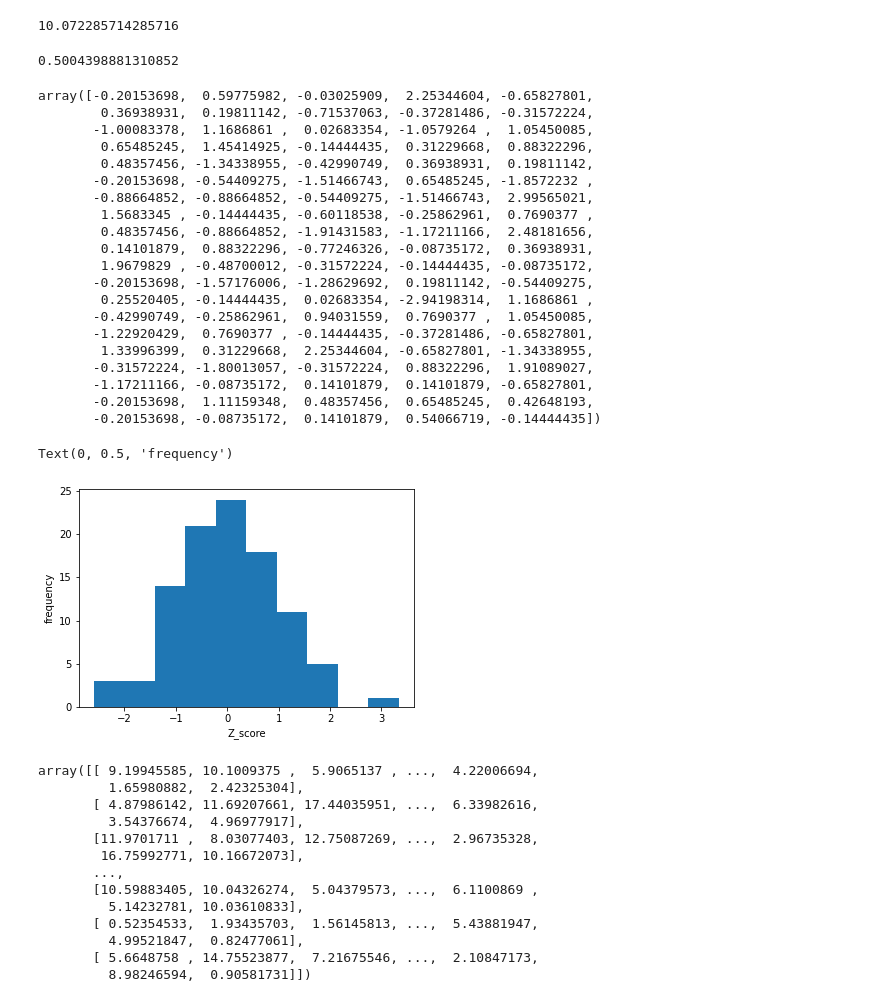
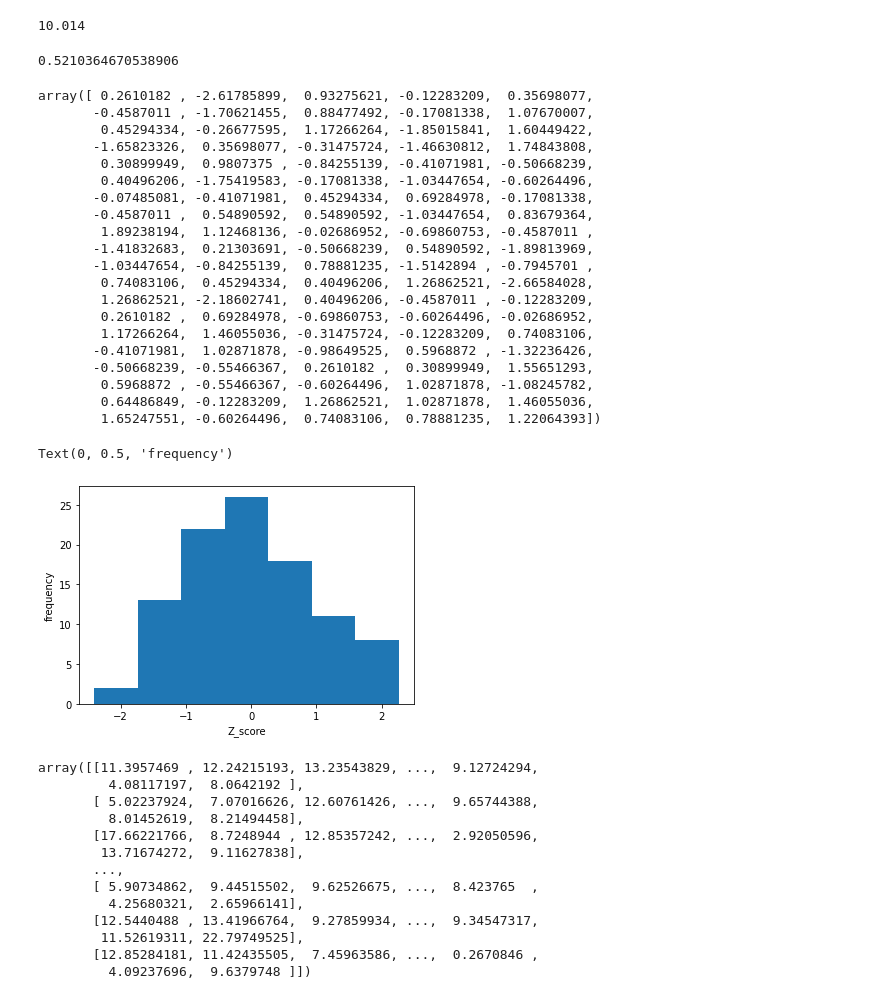
Before and after one commit to ritika-thakur/Statistics-Probability-Programming, a Jupyter notebook: Large-Sample-Domain-Demo-for-diff-distributions.ipynb, the cells around one changed output. Saved outputs shown, nothing was run; the diff lists cells and outputs as text; code cells hidden in the pictures.

```diff
--- a/Large-Sample-Domain-Demo-for-diff-distributions.ipynb
+++ b/Large-Sample-Domain-Demo-for-diff-distributions.ipynb
@@ -1,5 +1,5 @@
 # %%
-N = 35
+N = 40
 
 mu = 45
 sigma = 5
@@ -193,65 +176,65 @@ lam_best_estimate = np.mean(poisson_sample_means)
 # %%
 lam_best_estimate
 # %% [output]
-10.072285714285716
+10.014
 # %%
 std = np.std(poisson_sample_means)
 # %%
 std
 # %% [output]
-0.5004398881310852
+0.5210364670538906
 # %%
 z_score = (poisson_sample_means - lam_best_estimate)/std
 # %%
 z_score
 # %% [output]
-array([-0.20153698,  0.59775982, -0.03025909,  2.25344604, -0.65827801,
-        0.36938931,  0.19811142, -0.71537063, -0.37281486, -0.31572224,
-       -1.00083378,  1.1686861 ,  0.02683354, -1.0579264 ,  1.05450085,
-        0.65485245,  1.45414925, -0.14444435,  0.31229668,  0.88322296,
-        0.48357456, -1.34338955, -0.42990749,  0.36938931,  0.19811142,
-       -0.20153698, -0.54409275, -1.51466743,  0.65485245, -1.8572232 ,
-       -0.88664852, -0.88664852, -0.54409275, -1.51466743,  2.99565021,
-        1.5683345 , -0.14444435, -0.60118538, -0.25862961,  0.7690377 ,
-        0.48357456, -0.88664852, -1.91431583, -1.17211166,  2.48181656,
-        0.14101879,  0.88322296, -0.77246326, -0.08735172,  0.36938931,
-        1.9679829 , -0.48700012, -0.31572224, -0.14444435, -0.08735172,
-       -0.20153698, -1.57176006, -1.28629692,  0.19811142, -0.54409275,
-        0.25520405, -0.14444435,  0.02683354, -2.94198314,  1.1686861 ,
-       -0.42990749, -0.25862961,  0.94031559,  0.7690377 ,  1.05450085,
-       -1.22920429,  0.7690377 , -0.14444435, -0.37281486, -0.65827801,
-        1.33996399,  0.31229668,  2.25344604, -0.65827801, -1.34338955,
-       -0.31572224, -1.80013057, -0.31572224,  0.88322296,  1.91089027,
-       -1.17211166, -0.08735172,  0.14101879,  0.14101879, -0.65827801,
-       -0.20153698,  1.11159348,  0.48357456,  0.65485245,  0.42648193,
-       -0.20153698, -0.08735172,  0.14101879,  0.54066719, -0.14444435])
+array([ 0.2610182 , -2.61785899,  0.93275621, -0.12283209,  0.35698077,
+       -0.4587011 , -1.70621455,  0.88477492, -0.17081338,  1.07670007,
+        0.45294334, -0.26677595,  1.17266264, -1.85015841,  1.60449422,
+       -1.65823326,  0.35698077, -0.31475724, -1.46630812,  1.74843808,
+        0.30899949,  0.9807375 , -0.84255139, -0.41071981, -0.50668239,
+        0.40496206, -1.75419583, -0.17081338, -1.03447654, -0.60264496,
+       -0.07485081, -0.41071981,  0.45294334,  0.69284978, -0.17081338,
+       -0.4587011 ,  0.54890592,  0.54890592, -1.03447654,  0.83679364,
+        1.89238194,  1.12468136, -0.02686952, -0.69860753, -0.4587011 ,
+       -1.41832683,  0.21303691, -0.50668239,  0.54890592, -1.89813969,
+       -1.03447654, -0.84255139,  0.78881235, -1.5142894 , -0.7945701 ,
+        0.74083106,  0.45294334,  0.40496206,  1.26862521, -2.66584028,
+        1.26862521, -2.18602741,  0.40496206, -0.4587011 , -0.12283209,
+        0.2610182 ,  0.69284978, -0.69860753, -0.60264496, -0.02686952,
+        1.17266264,  1.46055036, -0.31475724, -0.12283209,  0.74083106,
+       -0.41071981,  1.02871878, -0.98649525,  0.5968872 , -1.32236426,
+       -0.50668239, -0.55466367,  0.2610182 ,  0.30899949,  1.55651293,
+        0.5968872 , -0.55466367, -0.60264496,  1.02871878, -1.08245782,
+        0.64486849, -0.12283209,  1.26862521,  1.02871878,  1.46055036,
+        1.65247551, -0.60264496,  0.74083106,  0.78881235,  1.22064393])
 # %%
-plt.hist(z_score)
+plt.hist(z_score, bins=7)
 
 plt.xlabel("Z_score")
 
 plt.ylabel("frequency")
 # %% [output]
 Text(0, 0.5, 'frequency')
-[figure, old version]
+[figure, new version]
 # %%
 rayleigh_samples = np.random.rayleigh(scale = 7, size=(no_samples, N))
 # %%
 rayleigh_samples
 # %% [output]
-array([[ 9.19945585, 10.1009375 ,  5.9065137 , ...,  4.22006694,
-         1.65980882,  2.42325304],
-       [ 4.87986142, 11.69207661, 17.44035951, ...,  6.33982616,
-         3.54376674,  4.96977917],
-       [11.9701711 ,  8.03077403, 12.75087269, ...,  2.96735328,
-        16.75992771, 10.16672073],
+array([[11.3957469 , 12.24215193, 13.23543829, ...,  9.12724294,
+         4.08117197,  8.0642192 ],
+       [ 5.02237924,  7.07016626, 12.60761426, ...,  9.65744388,
+         8.01452619,  8.21494458],
+       [17.66221766,  8.7248944 , 12.85357242, ...,  2.92050596,
+        13.71674272,  9.11627838],
        ...,
-       [10.59883405, 10.04326274,  5.04379573, ...,  6.1100869 ,
-         5.14232781, 10.03610833],
-       [ 0.52354533,  1.93435703,  1.56145813, ...,  5.43881947,
-         4.99521847,  0.82477061],
-       [ 5.6648758 , 14.75523877,  7.21675546, ...,  2.10847173,
-         8.98246594,  0.90581731]])
+       [ 5.90734862,  9.44515502,  9.62526675, ...,  8.423765  ,
+         4.25680321,  2.65966141],
+       [12.5440488 , 13.41966764,  9.27859934, ...,  9.34547317,
+        11.52619311, 22.79749525],
+       [12.85284181, 11.42435505,  7.45963586, ...,  0.2670846 ,
+         4.09237696,  9.6379748 ]])
 # %%
 mvue_values = np.sqrt(np.mean(rayleigh_samples**2, axis=1)/2)
 # %%
```
Also changed, not shown: parts of 20 cells of this notebook, 1 other file.
